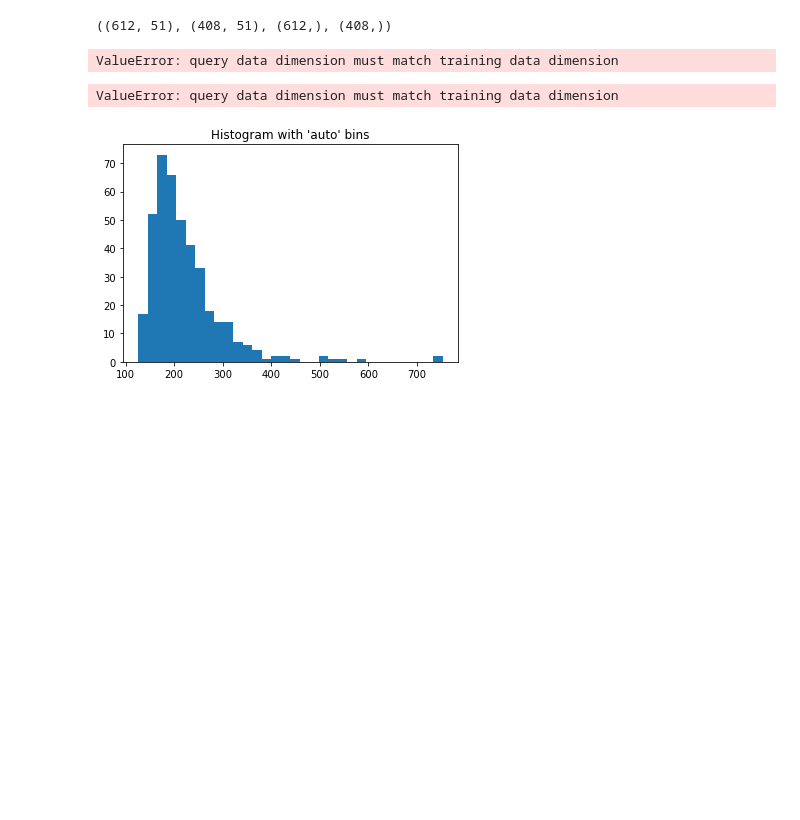
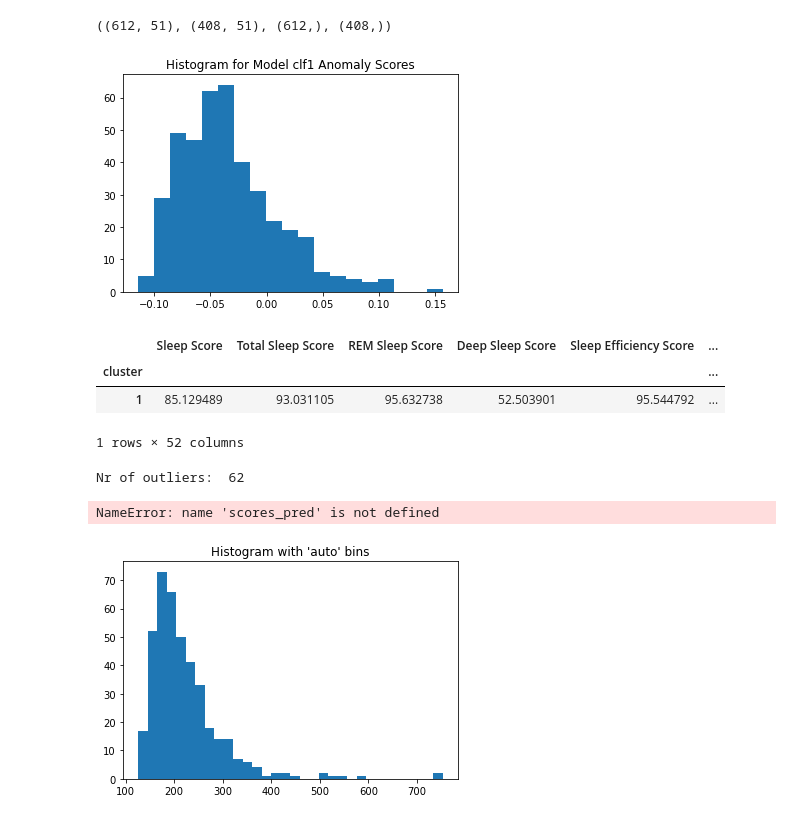
Before and after one commit to KarinWiberg/health_cycle_analysis, a Jupyter notebook: main.ipynb, the cells around one changed output. Saved outputs shown, nothing was run; the diff lists cells and outputs as text; code cells hidden in the pictures; blank space fills up the shorter version.

Commit message:
Process: Moving on to reduce outliers without multivariate method

```diff
--- a/main.ipynb
+++ b/main.ipynb
@@ -327,6 +325,64 @@ x_train, x_test, y_train, y_test = train_test_split(independent_vars, response_v
 x_train.shape, x_test.shape, y_train.shape, y_test.shape
 # %% [output]
 ((612, 51), (408, 51), (612,), (408,))
+# %%
+# test Isolation forest - https://towardsdatascience.com/use-the-isolated-forest-with-pyod-3818eea68f08
+
+import numpy as np
+import pandas as pd
+from pyod.models.iforest import IForest
+from sklearn.model_selection import train_test_split
+
+
+#When you do unsupervised learning, it is always a safe step to standardize the predictors
+from sklearn.preprocessing import StandardScaler
+independent_vars = StandardScaler().fit_transform(independent_vars)
+X = pd.DataFrame(independent_vars)
+
+# Training and Test Split
+X_train, X_test, y_train, y_test = train_test_split(independent_vars, response_var, test_size=0.33, random_state=42)
+
+# Help - doesnt help, how to do it multivariate?
+from sklearn.decomposition import PCA
+pca = PCA(2)
+x_pca = pca.fit_transform(health_data_clean.select_dtypes('number'))
+x_pca = pd.DataFrame(x_pca)
+x_pca.columns=['Average HRV','Sleep Score']
+x_pca.head()
+
+y_color = np.where(response_var=='Iris-setosa','red', np.where(response_var=='Iris-versicolor','blue','green'))
+#x_pca.plot(kind='scatter', x ='Sleep Score', y ='Average HRV',c=y_color)
+
+# Step 1 - Build model ---
+clf1 = IForest(behaviour="new", max_samples=100)
+clf1.fit(x_train)
+
+# Step 2 - Determinate cut point
+# clf.decision_function: Predict raw anomaly score of X using the fitted detector.
+# We apply the model to the test data X_test to get the outlier scores.
+y_test_scores = clf1.decision_function(x_test)  # outlier scores
+y_test_scores = pd.Series(y_test_scores)
+y_test_scores.head()
+
+import matplotlib.pyplot as plt
+plt.hist(y_test_scores, bins='auto')  # arguments are passed to np.histogram
+plt.title("Histogram for Model clf1 Anomaly Scores")
+plt.show()
+
+# Step 3 - Get the summary statistics by cluster
+X_test_cluster = x_test.copy()
+X_test_cluster['distance'] = y_test_scores
+X_test_cluster['cluster'] = np.where(X_test_cluster['distance']<0.0000000000005, 0, 1)
+X_test_cluster['cluster'].value_counts()
+
+X_test_cluster.groupby('cluster').mean()
+# The following output shows the mean variable values in each cluster.
+# %% [output]
+[figure, added]
+|  | Sleep Score | Total Sleep Score | REM Sleep Score | Deep Sleep Score | Sleep Efficiency Score | ... |
+| cluster |  |  |  |  |  | ... |
+| 1 | 85.129489 | 93.031105 | 95.632738 | 52.503901 | 95.544792 | ... |
+1 rows × 52 columns
 # %%
 # Identify outliers KNN - Help
 #!pip install pyod
@@ -350,7 +406,7 @@ y_test_scores = clf.decision_function(x_test)  # outlier scores
 # nr of outliers
 print('Nr of outliers: ',y_train_pred.sum())
 # %% [output]
-ValueError: query data dimension must match training data dimension
+Nr of outliers:  62
 # %%
 from scipy import stats # - Help https://www.analyticsvidhya.com/blog/2019/02/outlier-detection-python-pyod/
 
@@ -384,7 +440,7 @@ b = subplot.scatter(X_train[:-n_outliers, 0], X_train[:-n_outliers, 1], c='white
 c = subplot.scatter(X_train[-n_outliers:, 0], X_train[-n_outliers:, 1], c='black',s=20, edgecolor='k')
 subplot.axis('tight')
 # %% [output]
-ValueError: query data dimension must match training data dimension
+NameError: name 'scores_pred' is not defined
 # %%
 # determine a boundary for outliers - https://towardsdatascience.com/anomaly-detection-with-pyod-b523fc47db9
 
```
Also changed, not shown: parts of 2 cells of this notebook.
